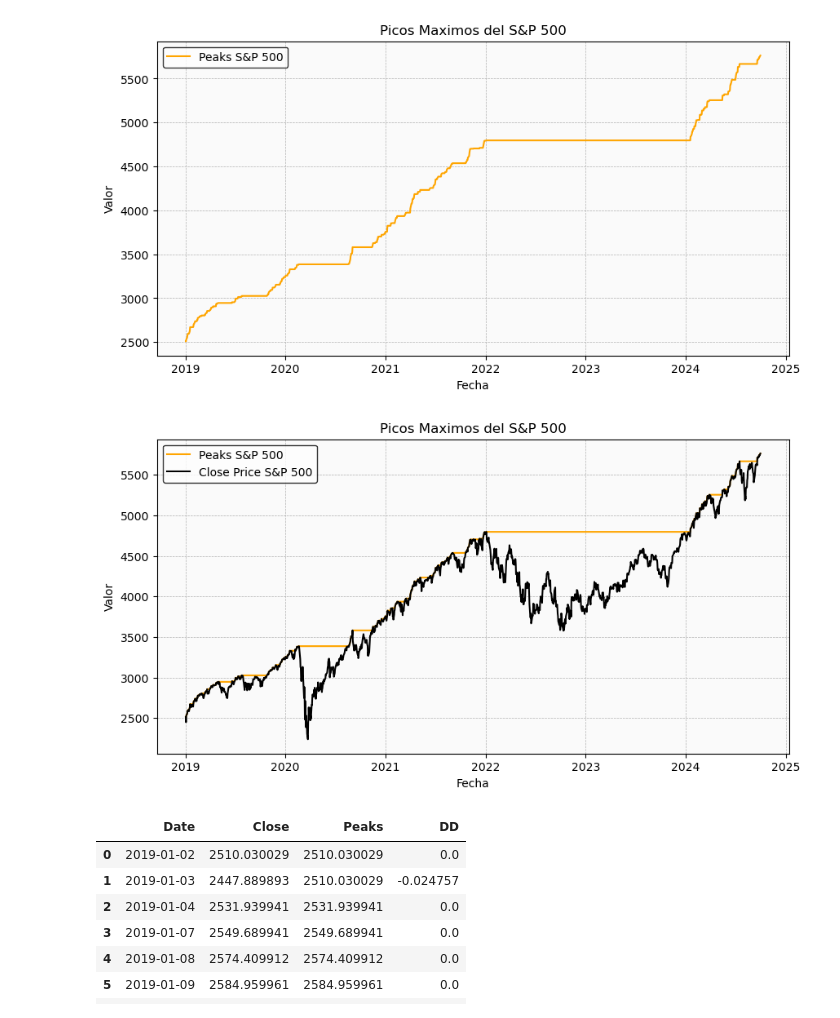
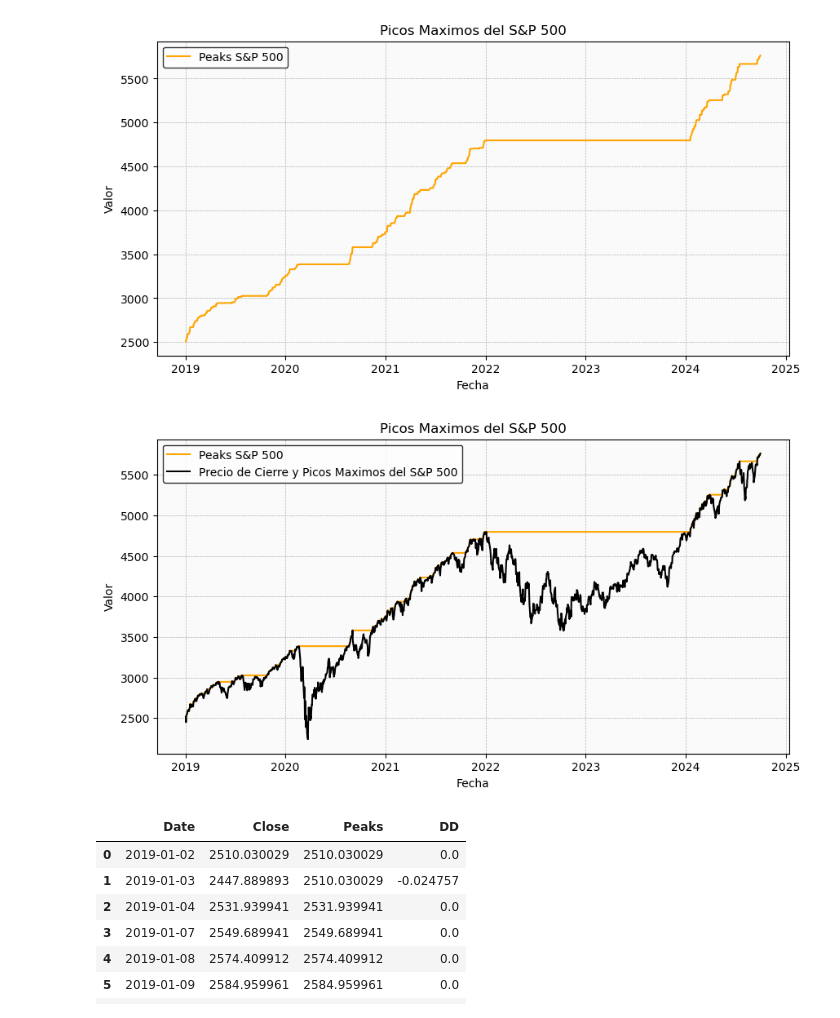
Before and after one commit to gestrellav/Quantitative_Risk_Analysis, a Jupyter notebook: Maximum_Drawdown_001.ipynb, the cells around one changed output. Saved outputs shown, nothing was run; the diff lists cells and outputs as text; code cells hidden in the pictures.

```diff
--- a/Maximum_Drawdown_001.ipynb
+++ b/Maximum_Drawdown_001.ipynb
@@ -106,17 +106,17 @@ plt.show()
 # %%
 # Visualizacion de Precio de Cierre y Picos Maximos del S&P500
 plt.figure(figsize=(10,5))
 plt.gca().set_facecolor("#fafafa")
 plt.plot(SP500["Date"], SP500["Peaks"], label="Peaks S&P 500", color='orange', linewidth=1.5)
-plt.plot(SP500["Date"], SP500["Close"], label="Close Price S&P 500", color="black")
+plt.plot(SP500["Date"], SP500["Close"], label="Precio de Cierre y Picos Maximos del S&P 500", color="black")
 plt.xlabel("Fecha")
 plt.ylabel("Valor")
 plt.title("Picos Maximos del S&P 500")
 plt.legend(frameon=True, facecolor='white', edgecolor='black')
 plt.grid(True, linestyle='--', linewidth=0.5)
 plt.show()
 # %% [output]
-[figure, old version]
+[figure, new version]
 # %%
 # Calculo del Drawdown
 SP500["DD"] = (SP500["Close"]-SP500["Peaks"])/SP500["Peaks"]
```
Also changed, not shown: parts of 5 cells of this notebook.
